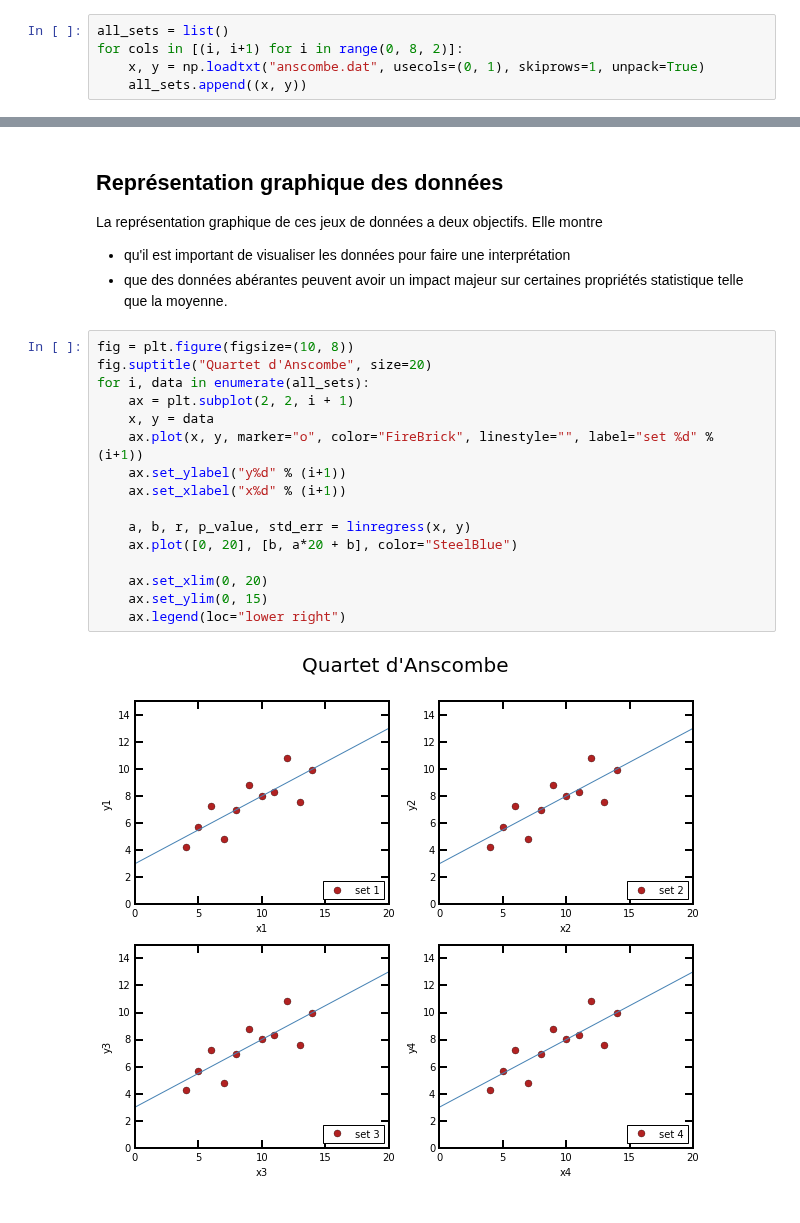
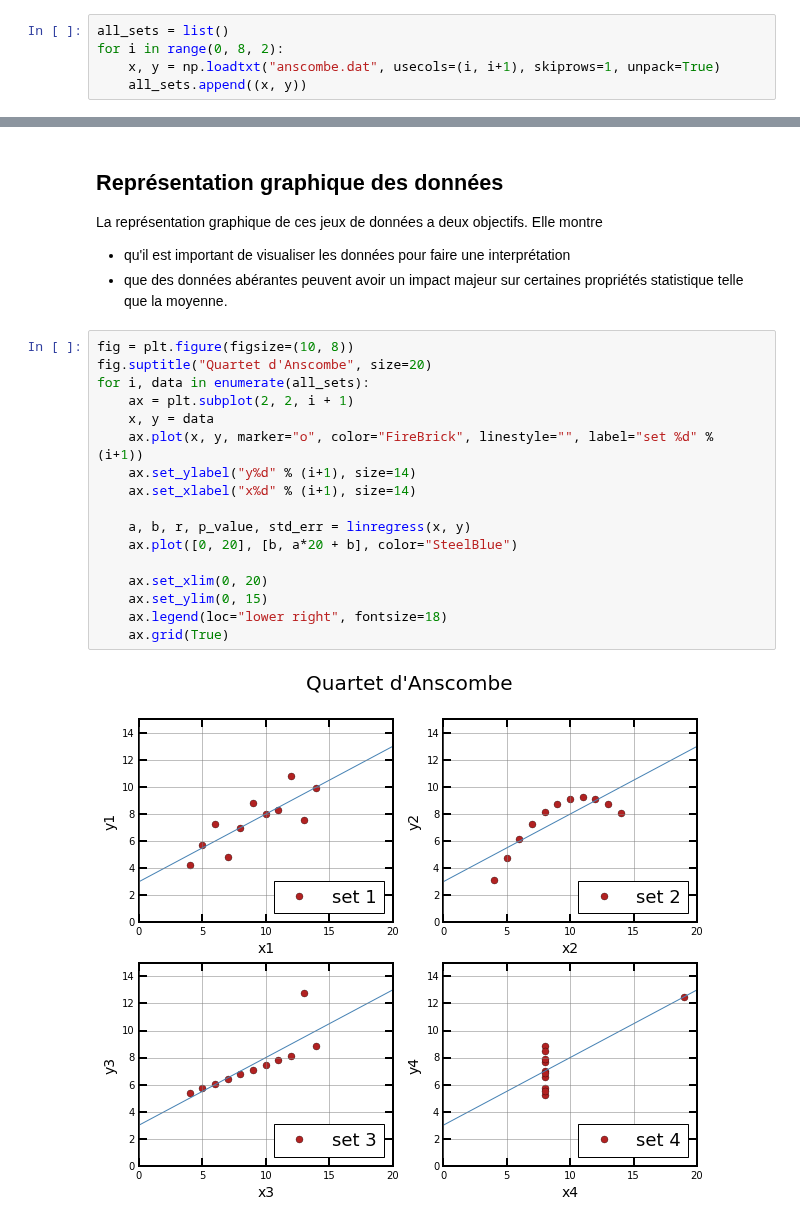
Before and after one commit to gVallverdu/cookbook, a Jupyter notebook: anscombe.ipynb, the cells around one changed output, grey strips where cells are left out. Drawn from its saved outputs; the diff is of its cells as text.

```diff
--- a/anscombe.ipynb
+++ b/anscombe.ipynb
@@ -13,8 +13,8 @@ Populating the interactive namespace from numpy and matplotlib
 ## Lecture des données
 # %%
 all_sets = list()
-for cols in [(i, i+1) for i in range(0, 8, 2)]:
-    x, y = np.loadtxt("anscombe.dat", usecols=(0, 1), skiprows=1, unpack=True)
+for i in range(0, 8, 2):
+    x, y = np.loadtxt("anscombe.dat", usecols=(i, i+1), skiprows=1, unpack=True)
     all_sets.append((x, y))
 # %%
 print(all_sets[0][0])
@@ -72,18 +72,19 @@ La représentation graphique de ces jeux de données a deux objectifs. Elle mont
 # %%
 fig = plt.figure(figsize=(10, 8))
 fig.suptitle("Quartet d'Anscombe", size=20)
 for i, data in enumerate(all_sets):
     ax = plt.subplot(2, 2, i + 1)
     x, y = data
     ax.plot(x, y, marker="o", color="FireBrick", linestyle="", label="set %d" % (i+1))
-    ax.set_ylabel("y%d" % (i+1))
-    ax.set_xlabel("x%d" % (i+1))
+    ax.set_ylabel("y%d" % (i+1), size=14)
+    ax.set_xlabel("x%d" % (i+1), size=14)
 
     a, b, r, p_value, std_err = linregress(x, y)
     ax.plot([0, 20], [b, a*20 + b], color="SteelBlue")
 
     ax.set_xlim(0, 20)
     ax.set_ylim(0, 15)
-    ax.legend(loc="lower right")
+    ax.legend(loc="lower right", fontsize=18)
+    ax.grid(True)
 # %% [output]
-[figure, old version]
+[figure, new version]
```
Also changed, not shown: parts of 1 cell of this notebook.
